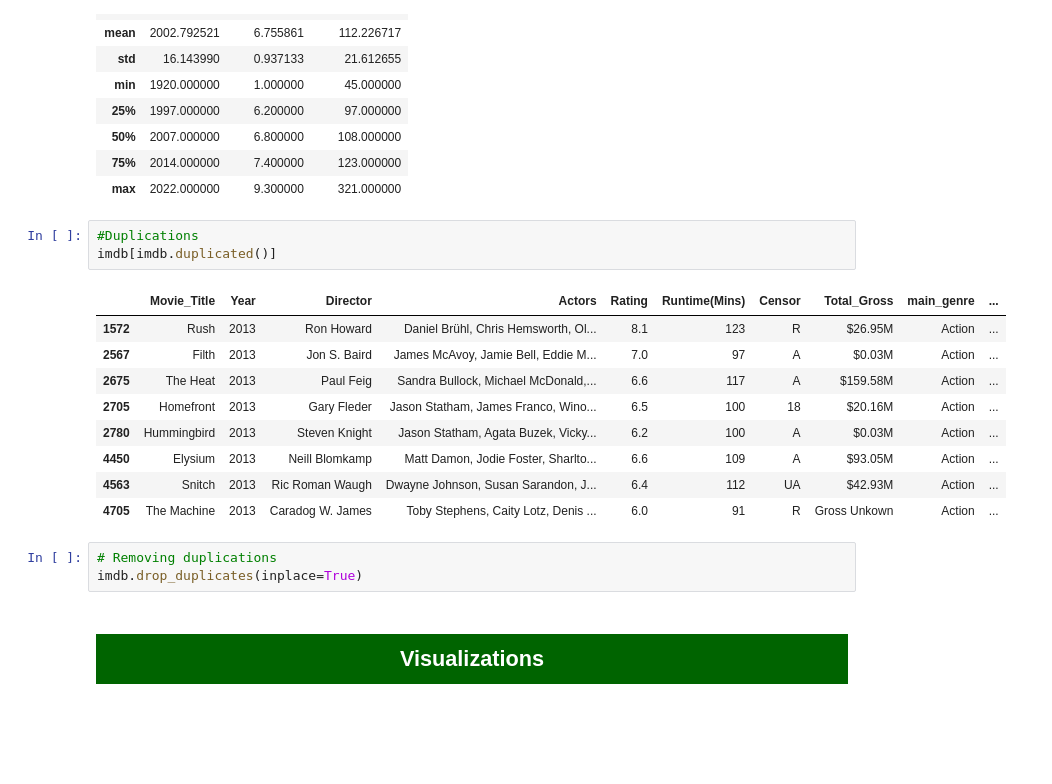
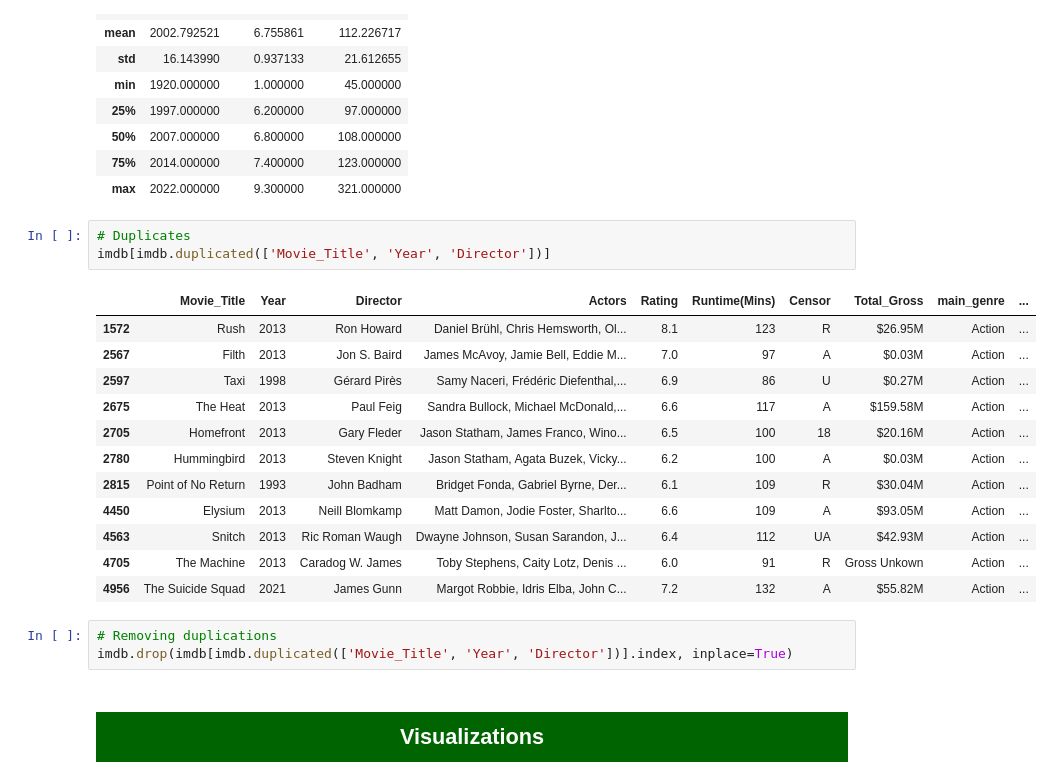
Before and after one commit to Eudi-Duarte/imdb_notebook, a Jupyter notebook: imdb notebook.ipynb, the cells around one changed output. Cells and saved outputs as stored; diff of their text form; blank space fills up the shorter version.

```diff
--- a/imdb notebook.ipynb
+++ b/imdb notebook.ipynb
@@ -87,21 +85,24 @@ imdb.describe()
 | 75% | 2014.000000 | 7.400000 | 123.000000 |
 | max | 2022.000000 | 9.300000 | 321.000000 |
 # %%
-#Duplications
-imdb[imdb.duplicated()]
+# Duplicates
+imdb[imdb.duplicated(['Movie_Title', 'Year', 'Director'])]
 # %% [output]
 |  | Movie_Title | Year | Director | Actors | Rating | Runtime(Mins) | Censor | Total_Gross | main_genre | ... |
 | 1572 | Rush | 2013 | Ron Howard | Daniel Brühl, Chris Hemsworth, Ol... | 8.1 | 123 | R | $26.95M | Action | ... |
 | 2567 | Filth | 2013 | Jon S. Baird | James McAvoy, Jamie Bell, Eddie M... | 7.0 | 97 | A | $0.03M | Action | ... |
+| 2597 | Taxi | 1998 | Gérard Pirès | Samy Naceri, Frédéric Diefenthal,... | 6.9 | 86 | U | $0.27M | Action | ... |
 | 2675 | The Heat | 2013 | Paul Feig | Sandra Bullock, Michael McDonald,... | 6.6 | 117 | A | $159.58M | Action | ... |
 | 2705 | Homefront | 2013 | Gary Fleder | Jason Statham, James Franco, Wino... | 6.5 | 100 | 18 | $20.16M | Action | ... |
 | 2780 | Hummingbird | 2013 | Steven Knight | Jason Statham, Agata Buzek, Vicky... | 6.2 | 100 | A | $0.03M | Action | ... |
+| 2815 | Point of No Return | 1993 | John Badham | Bridget Fonda, Gabriel Byrne, Der... | 6.1 | 109 | R | $30.04M | Action | ... |
 | 4450 | Elysium | 2013 | Neill Blomkamp | Matt Damon, Jodie Foster, Sharlto... | 6.6 | 109 | A | $93.05M | Action | ... |
 | 4563 | Snitch | 2013 | Ric Roman Waugh | Dwayne Johnson, Susan Sarandon, J... | 6.4 | 112 | UA | $42.93M | Action | ... |
 | 4705 | The Machine | 2013 | Caradog W. James | Toby Stephens, Caity Lotz, Denis ... | 6.0 | 91 | R | Gross Unkown | Action | ... |
+| 4956 | The Suicide Squad | 2021 | James Gunn | Margot Robbie, Idris Elba, John C... | 7.2 | 132 | A | $55.82M | Action | ... |
 # %%
 # Removing duplications
-imdb.drop_duplicates(inplace=True)
+imdb.drop(imdb[imdb.duplicated(['Movie_Title', 'Year', 'Director'])].index, inplace=True)
 # %% [markdown]
 <h2 style='text-align:center; background-color:darkgreen; color:white; padding:10px'>Visualizations</h2>
 # %%
```
Also changed, not shown: parts of 11 cells of this notebook.
